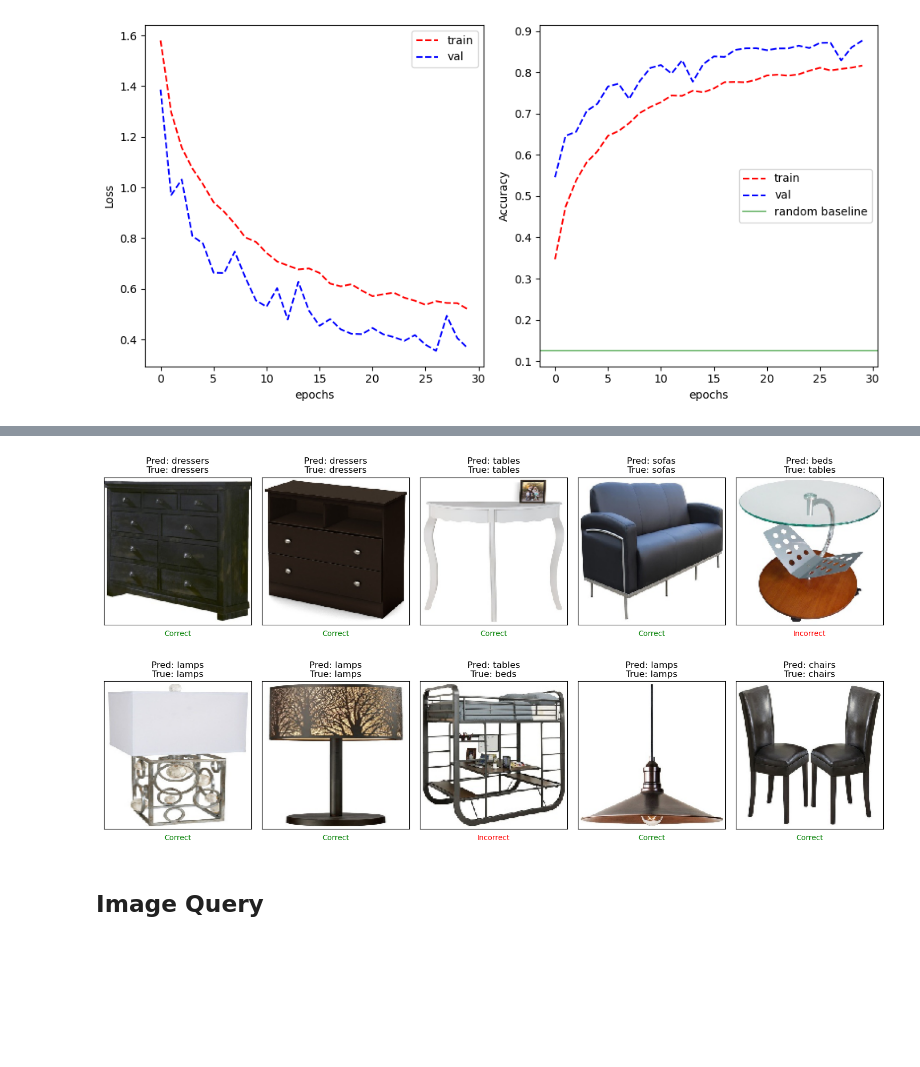
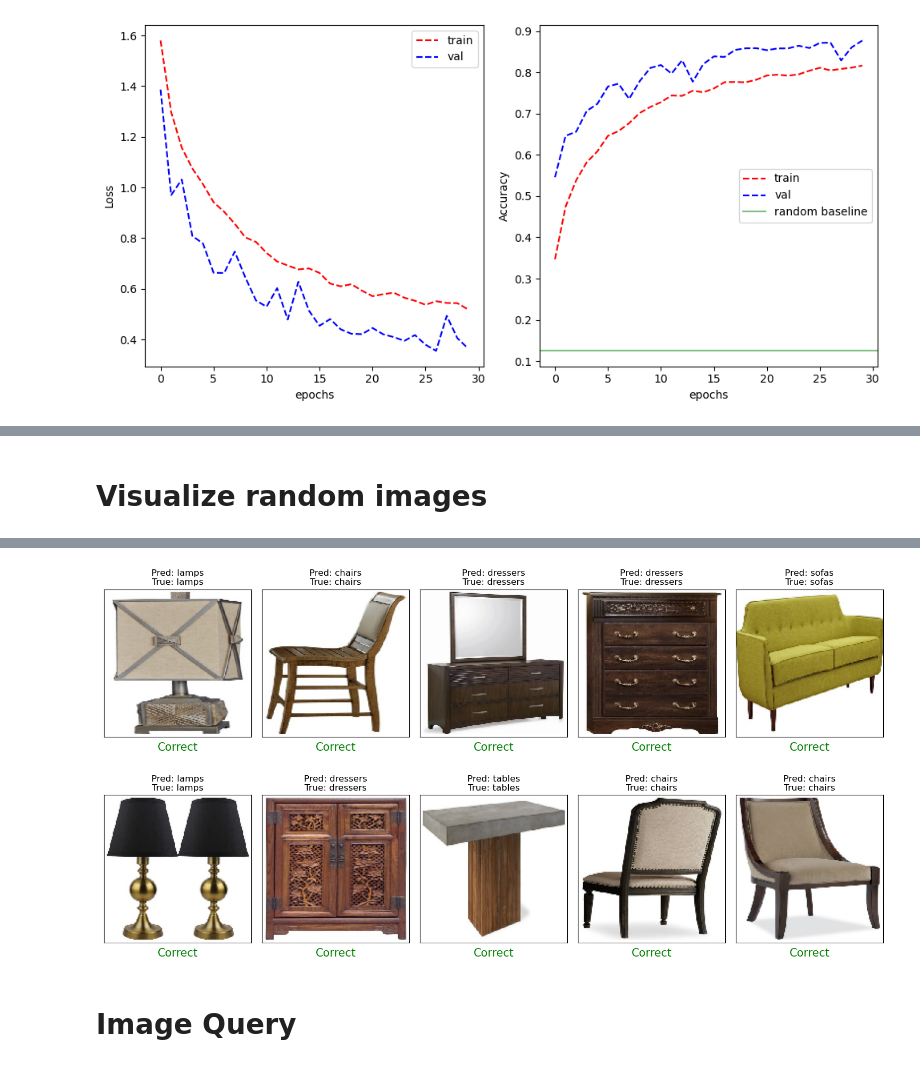
Before and after one commit to kaito274/COSC2753---Assignment2, a Jupyter notebook: Task1_CNN.ipynb, the cells around one changed output, grey strips where cells are left out. Saved outputs shown, nothing was run; the diff lists cells and outputs as text; code cells hidden in the pictures; blank space fills up the shorter version.

```diff
--- a/Task1_CNN.ipynb
+++ b/Task1_CNN.ipynb
@@ -416,3 +167,17 @@ val_generator = val_datagen.flow_from_dataframe(
 # %% [output]
 Found 47999 validated image filenames belonging to 6 classes.
 Found 16267 validated image filenames belonging to 6 classes.
+# %%
+X_test = pd.read_csv('./data/X_test.csv')
+Y_test = pd.read_csv('./data/Y_test.csv')
+merged_test_df = pd.concat([X_test, Y_test], axis=1)
+test_datagen = ImageDataGenerator(rescale=1./255)
+test_generator = test_datagen.flow_from_dataframe(
+    dataframe=merged_test_df,
+    x_col='ImgPath',
+    y_col='Class',
+    target_size=(150, 150),
+    batch_size=1,
+    class_mode='categorical',
+    seed=42
+)
@@ -535,8 +405,11 @@ _________________________________________________________________
+# %% [markdown]
+# Visualize random images
 # %%
 # Fetch 10 random batches from the test generator
 random_images = []
 random_truths = []
 random_predictions = []
+model = tf.keras.models.load_model('model4.h5')
 
 for i in range(10):
     # Obtain a batch (since batch_size=1, this is one image)
@@ -553,4 +426,16 @@ for i in range(10):
 label_map = {v: k for k, v in test_generator.class_indices.items()}
 random_truth_labels = [label_map[np.argmax(t)] for t in random_truths]
 random_pred_labels = [label_map[p] for p in random_predictions]
+
+plt.figure(figsize=(15, 8))
+plt.rc('axes', labelsize=15)
+for i, (image, truth, pred) in enumerate(zip(random_images, random_truth_labels, random_pred_labels)):
+    plt.subplot(2, 5, i + 1)
+    plt.imshow(image)
+    plt.title(f"Pred: {pred}\nTrue: {truth}")
+    plt.xlabel("Correct" if pred == truth else "Incorrect", color="green" if pred == truth else "red")
+    plt.xticks([])
+    plt.yticks([])
+plt.tight_layout()
+plt.show()
 # %% [output]
@@ -565,17 +450,5 @@ random_pred_labels = [label_map[p] for p in random_predictions]
 1/1 [==============================] - 0s 19ms/step
 1/1 [==============================] - 0s 18ms/step
+[figure, added]
-# %%
-plt.figure(figsize=(15, 8))
-for i, (image, truth, pred) in enumerate(zip(random_images, random_truth_labels, random_pred_labels)):
-    plt.subplot(2, 5, i + 1)
-    plt.imshow(image)
-    plt.title(f"Pred: {pred}\nTrue: {truth}")
-    plt.xlabel("Correct" if pred == truth else "Incorrect", color="green" if pred == truth else "red")
-    plt.xticks([])
-    plt.yticks([])
-plt.tight_layout()
-plt.show()
-# %% [output]
-[figure, removed]
 # %% [markdown]
-## Image Query
+# Image Query
```
Also changed, not shown: parts of 45 cells of this notebook.
